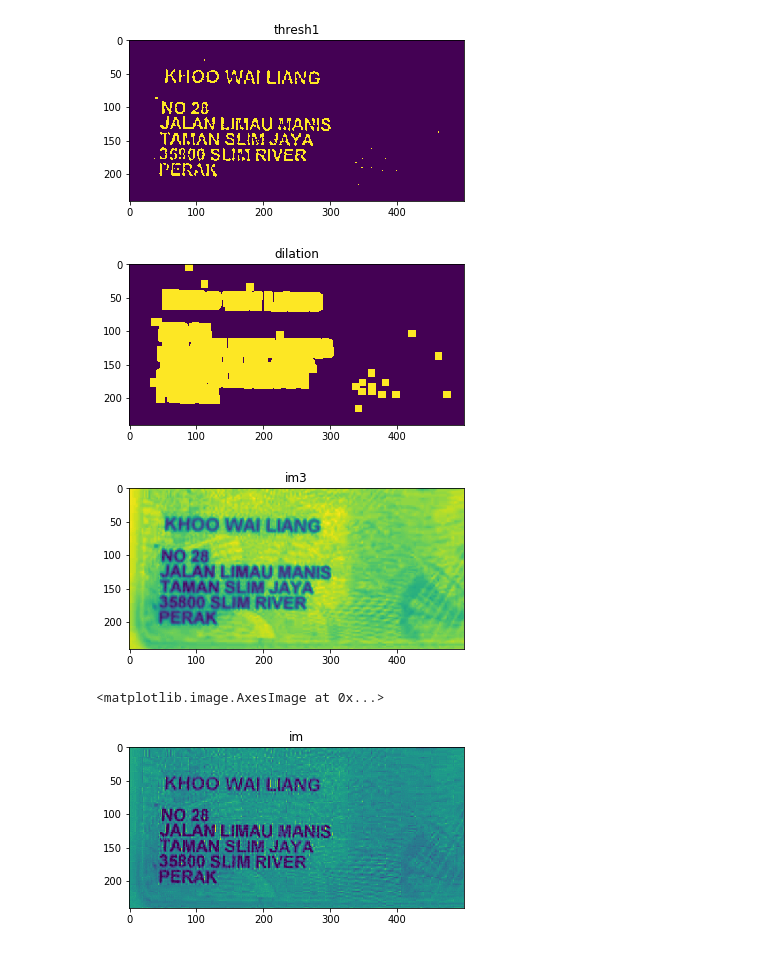
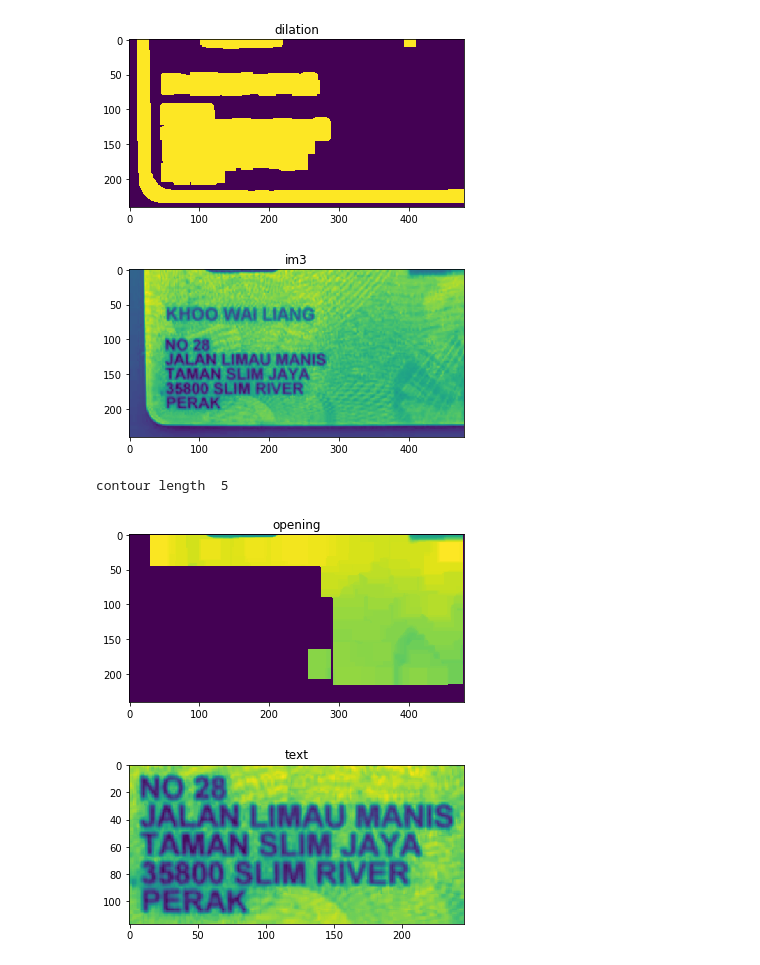
Before and after one commit to skywills/id-card-detector, a Jupyter notebook: test_ocr_2.ipynb, the cells around one changed output. Saved outputs shown, nothing was run; the diff lists cells and outputs as text; code cells hidden in the pictures.

```diff
--- a/test_ocr_2.ipynb
+++ b/test_ocr_2.ipynb
@@ -126,13 +126,14 @@ width scale  3
 # %%
-img_file = os.path.join(TEST_IMAGE_PATH,'mxw162nmd8dkxf96q34rs3h0mqg349zrmglmhpqkkv_front.jpeg')
+img_file = os.path.join(TEST_IMAGE_PATH,'mxw1q2llnx5xz5wqvqxa2m4yvvegszug408fpa2d5c_front.jpeg')
 image = cv2.imread(img_file, cv2.IMREAD_COLOR)
-image = hed_util.crop_image(net, image)
+#image = hed_util.crop_image(net, image)
 gray = cv2.cvtColor(image,cv2.COLOR_RGB2GRAY)
 #gray = cv2.equalizeHist(gray)
 img = cv2.resize(gray,(860,540),cv2.INTER_AREA)
 #cropped = img
 card = img[300:,0:500]
 #cropped = cv2.medianBlur(card,3)
+
 cropped = cv2.bilateralFilter(card, 9, 60,60)
 # Performing OTSU threshold
 #cropped = cv2.GaussianBlur(cropped,(13,13),3)
@@ -194,11 +195,13 @@ sh = sharpen(text)
 plt.title('sharpen')
 plt.imshow(sh)
 plt.show()
+sh = cv2.medianBlur(sh, 7)
 threshold_value = cv2.threshold(sh, 0, 255, cv2.THRESH_OTSU | cv2.THRESH_BINARY)[0]
 print('threshold value ', threshold_value)
-text_threshold = cv2.threshold(sh, threshold_value-15, 255, cv2.THRESH_BINARY)[1]
+val, text_threshold = cv2.threshold(sh, threshold_value-10, 255, cv2.THRESH_BINARY)
+print('value ', val)
 plt.title('text_threshold')
 plt.imshow(text_threshold)
 plt.show()
 custom_config = r'--oem 3 --psm 6'
-print('cropped: ' ,pytesseract.image_to_string(text_threshold,config = custom_config))
+print('cropped: ' ,pytesseract.image_to_string(sh,config = custom_config))
@@ -219,49 +247,67 @@ PERAK
 # %%
-img_file = os.path.join(TEST_IMAGE_PATH,'mxw162nmd8dkxf96q34rs3h0mqg349zrmglmhpqkkv_front.jpeg')
+img_file = os.path.join(TEST_IMAGE_PATH,'mxw1q2llnx5xz5wqvqxa2m4yvvegszug408fpa2d5c_front.jpeg')
 image = cv2.imread(img_file, cv2.IMREAD_COLOR)
-image = hed_util.crop_image(net, image)
+#image = hed_util.crop_image(net, image)
 gray = cv2.cvtColor(image,cv2.COLOR_RGB2GRAY)
 #gray = cv2.equalizeHist(gray)
 img = cv2.resize(gray,(860,540),cv2.INTER_AREA)
 #cropped = img
-card = img[300:,0:500]
-#cropped = cv2.medianBlur(card,3)
-cropped = cv2.bilateralFilter(card, 9, 60,60)
+card = img[300:,20:500]
+cropped = cv2.medianBlur(card,7)
+#cropped = cv2.bilateralFilter(card, 9, 60,60)
 # Performing OTSU threshold
 #cropped = cv2.GaussianBlur(cropped,(13,13),3)
 thresh1 = cv2.adaptiveThreshold(cropped,255,cv2.ADAPTIVE_THRESH_GAUSSIAN_C,\
             cv2.THRESH_BINARY_INV,11, 9)
 #ret, thresh1 = cv2.threshold(thresh1, 0, 255, cv2.THRESH_BINARY_INV | cv2.THRESH_OTSU)
 #ret, t = cv2.threshold(cropped, 150, 255, cv2.THRESH_BINARY)
-plt.title('thresh1')
-plt.imshow(thresh1)
-plt.show()
+
 # Specify structure shape and kernel size.
 # Kernel size increases or decreases the area
 # of the rectangle to be detected.
 # A smaller value like (10, 10) will detect
 # each word instead of a sentence.
-rect_kernel = cv2.getStructuringElement(cv2.MORPH_RECT, (11, 11))
+rect_kernel = cv2.getStructuringElement(cv2.MORPH_RECT, (17, 17))
 
 # Appplying dilation on the threshold image
 dilation = cv2.dilate(thresh1, rect_kernel, iterations = 1)
 plt.title('dilation')
 plt.imshow(dilation)
 plt.show()
+
 # Finding contours
 contours, hierarchy = cv2.findContours(dilation, cv2.RETR_EXTERNAL,
                                                  cv2.CHAIN_APPROX_SIMPLE)
 im2 = cropped.copy()
 im3 = card.copy()
 plt.title('im3')
 plt.imshow(im3)
 plt.show()
-im = sharpen(im3)
-plt.title('im')
-plt.imshow(im)
+cnt = max(contours, key=cv2.contourArea)
+x1, y1, w1, h1 = cv2.boundingRect(cnt)
+print('contour length ', len(contours))
+for cnt in contours:
+    x, y, w, h = cv2.boundingRect(cnt)
+    if(w>=100 and h>=20):
+        # Drawing a rectangle on copied image
+        cv2.drawContours(im2, [cnt], -1, (0,0,0), -1)
+        rect = cv2.rectangle(im2, (x, y), (x + w, y + h), (0, 255, 0), 2)
+
+        # Cropping the text block for giving input to OCR
+        #cropped = im2[y:y + h, x:x + w]
+
+kernel = np.ones((25,25),np.uint8)
+opening = cv2.morphologyEx(im2, cv2.MORPH_OPEN, kernel)
+plt.title('opening')
+plt.imshow(opening)
+plt.show()
+text = card[y1:y1+h1, x1:x1+w1]
+plt.title('text')
+plt.imshow(text)
+plt.show()
 # %% [output]
-[figure, old version]
+[figure, new version]
-[figure, old version]
+[figure, new version]
+contour length  5
-[figure, old version]
+[figure, new version]
-<matplotlib.image.AxesImage at 0x...>
-[figure, old version]
+[figure, new version]
```
Also changed, not shown: parts of 10 cells of this notebook, 2 other files.
